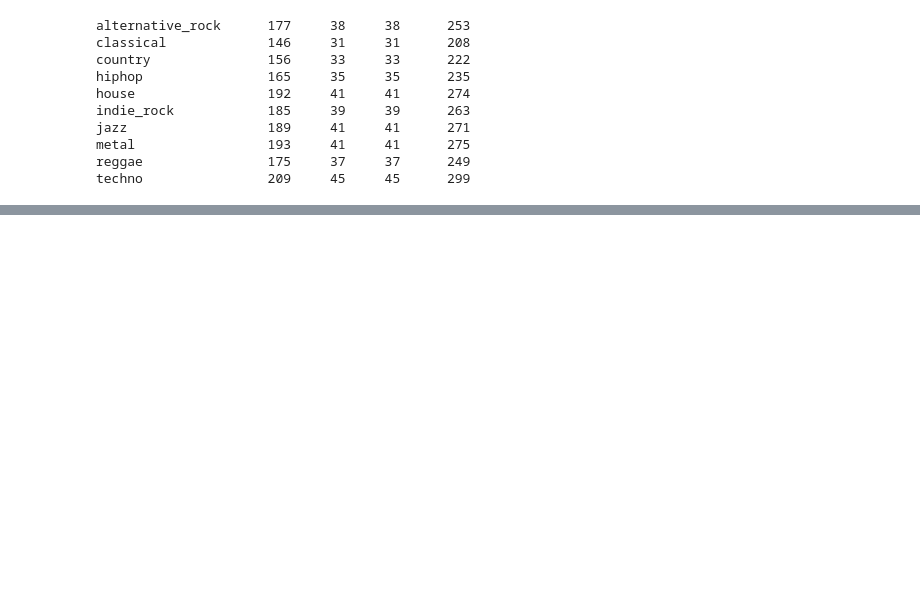
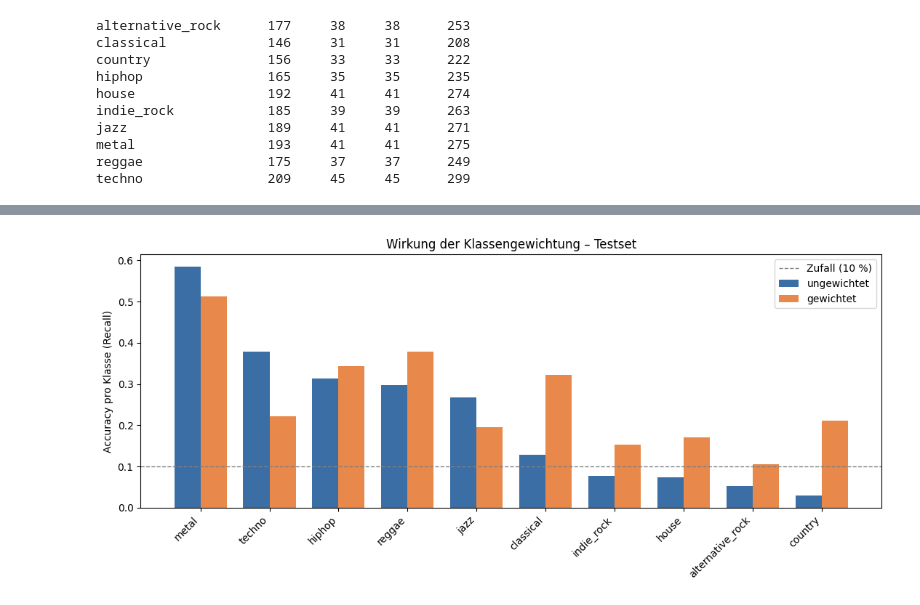
Before and after one commit to tjaarek/album-cover-genre-classifier, a Jupyter notebook: notebooks/01-data-split.ipynb, the cells around one changed output, grey strips where cells are left out. Saved outputs shown, nothing was run; the diff lists cells and outputs as text; code cells hidden in the pictures; blank space fills up the shorter version.

```diff
--- a/notebooks/01-data-split.ipynb
+++ b/notebooks/01-data-split.ipynb
@@ -45,0 +76,28 @@ techno                209     45     45      299
+# %%
+import numpy as np
+import matplotlib.pyplot as plt
+
+classes  = ["alternative_rock","classical","country","hiphop","house",
+            "indie_rock","jazz","metal","reggae","techno"]
+# Recall pro Klasse auf dem TESTSET
+baseline = [0.053, 0.129, 0.030, 0.314, 0.073, 0.077, 0.268, 0.585, 0.297, 0.378]
+weighted = [0.105, 0.323, 0.212, 0.343, 0.171, 0.154, 0.195, 0.512, 0.378, 0.222]
+
+order = np.argsort(baseline)[::-1]            # nach Baseline absteigend -> Umverteilung wird sichtbar
+classes  = [classes[i]  for i in order]
+baseline = [baseline[i] for i in order]
+weighted = [weighted[i] for i in order]
+
+x = np.arange(len(classes)); w = 0.38
+fig, ax = plt.subplots(figsize=(11, 5))
+ax.bar(x - w/2, baseline, w, label="ungewichtet", color="#3B6EA5")
+ax.bar(x + w/2, weighted, w, label="gewichtet",   color="#E8884A")
+ax.axhline(0.10, color="gray", linestyle="--", linewidth=1, label="Zufall (10 %)")
+ax.set_xticks(x); ax.set_xticklabels(classes, rotation=45, ha="right")
+ax.set_ylabel("Accuracy pro Klasse (Recall)")
+ax.set_title("Wirkung der Klassengewichtung – Testset")
+ax.legend(); plt.tight_layout()
+plt.savefig("weighting-comparison.png", dpi=150, bbox_inches="tight")
+plt.show()
+# %% [output]
+[figure, added]
```
Also changed, not shown: parts of 1 cell of this notebook, 6 other files.
